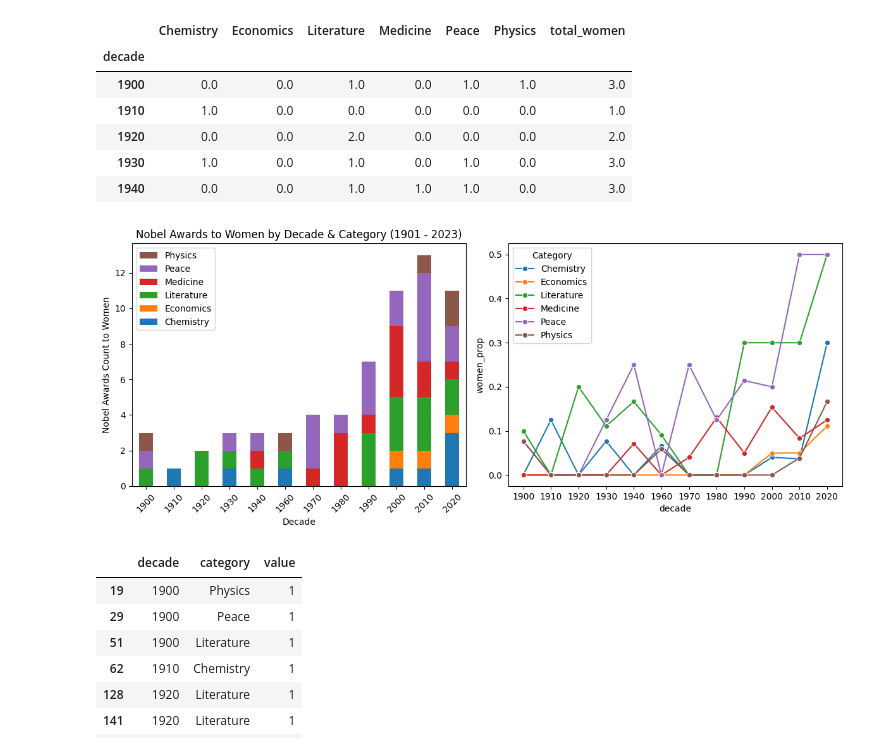
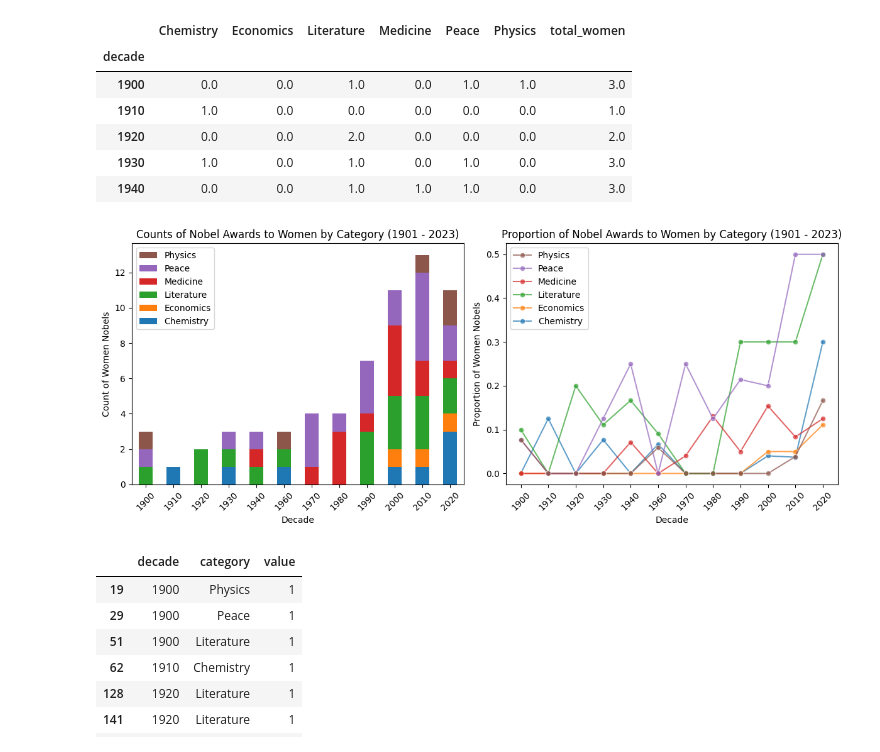
Before and after one commit to MichaelSzczepaniak/DSPortfolio, a Jupyter notebook: Nobel_Winners/NobelWinners.ipynb, the cells around one changed output. Saved outputs shown, nothing was run; the diff lists cells and outputs as text; code cells hidden in the pictures.

Commit message:
clean up prop of women by cat lineplot, start age section

```diff
--- a/Nobel_Winners/NobelWinners.ipynb
+++ b/Nobel_Winners/NobelWinners.ipynb
@@ -431,30 +435,38 @@ df_fem_cat_sbar.head()
 # %%
 fig3, ax3 = plt.subplots(1, 2, figsize=(12, 5))
 
 df_left_plot = df_fem_cat.iloc[:, :-1]
 # rename columns so index is clearer
 df_left_plot = df_left_plot.rename(
     columns ={'Chemistry_women': 'Chemistry',
               'Economics_women': 'Economics',
               'Literature_women': 'Literature', 'Medicine_women': 'Medicine',
               'Peace_women': 'Peace', 'Physics_women': 'Physics'
              })
 
 ax3[0] = df_left_plot.plot(kind='bar', stacked=True,
-                           title="Nobel Awards to Women by Decade & Category (1901 - 2023)",
-                           xlabel="Decade", ylabel="Nobel Awards Count to Women", ax=ax3[0])
+                           title="Counts of Nobel Awards to Women by Category (1901 - 2023)",
+                           xlabel="Decade", ylabel="Count of Women Nobels", ax=ax3[0])
 ax3[0].tick_params(axis='x', labelrotation=45)
-# change order of legend to match the bars - Get the handles and labels
+# change order of legend to match the bar order - Get the handles and labels
 handles, labels = ax3[0].get_legend_handles_labels()
 ax3[0].legend(reversed(handles), reversed(labels), title='')
-
-
-sns.lineplot(x=df_right_long.index, y='women_prop', data=df_right_long, hue='Category', marker='o', ax=ax3[1])
+# line plot of proportions by decade and cat
+sns.lineplot(x=df_right_long.index, y='women_prop', data=df_right_long, hue='Category',
+             alpha=0.7, marker='o', ax=ax3[1])
+# clean up line plot: reverse category order
+handles, labels = ax3[1].get_legend_handles_labels()
+ax3[1].legend(reversed(handles), reversed(labels), title='')
+# revise axis labels, add title, rotate xtick vals, add
+ax3[1].set_xlabel("Decade")
+ax3[1].set_ylabel("Proportion of Women Nobels")
+ax3[1].set_title("Proportion of Nobel Awards to Women by Category (1901 - 2023)")
+ax3[1].tick_params(axis='x', labelrotation=45)
 
 plt.tight_layout()
 plt.show()
 # %% [output]
-[figure, old version]
+[figure, new version]
 # %%
 # Create dataframe with count of female winners in each category for each decade
 df_sex_cat = df_nobel.loc[:, ["year", "sex", "category"]]
```
Also changed, not shown: parts of 4 cells of this notebook.
